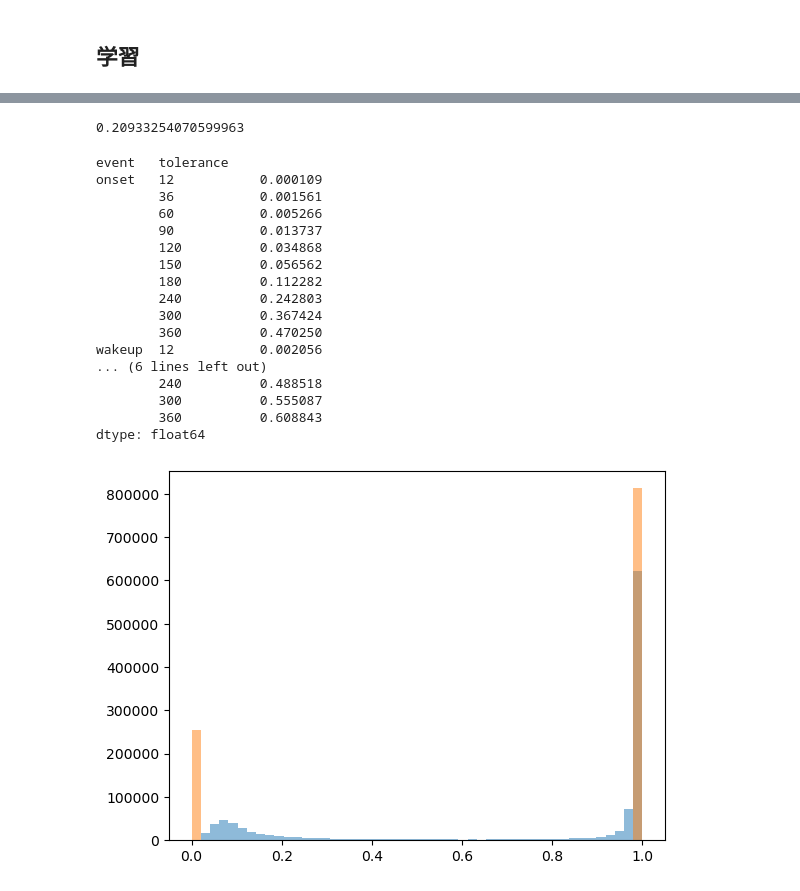
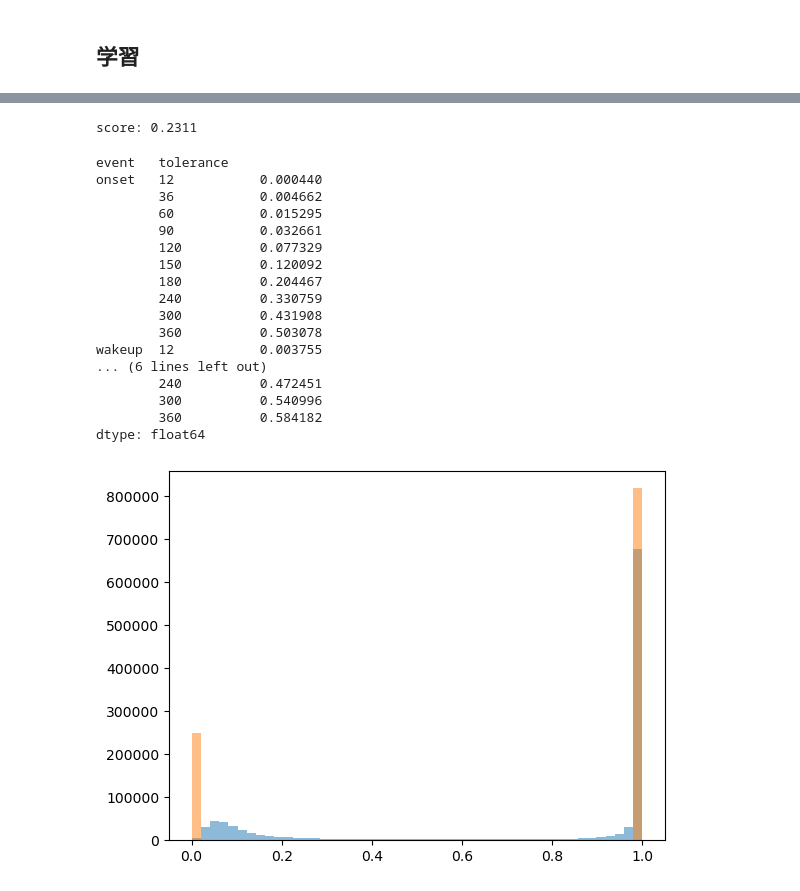
Before and after one commit to penguin-prg/child-mind-institute-detect-sleep-states, a Jupyter notebook: model/step_classifier/train.ipynb, the cells around one changed output, grey strips where cells are left out. Drawn from its saved outputs; the diff is of its cells as text; code cells hidden in the pictures.

```diff
--- a/model/step_classifier/train.ipynb
+++ b/model/step_classifier/train.ipynb
@@ -227,33 +315,28 @@ sub.head()
 # %%
 labels = pd.read_csv(f"{CFG['dataset']['competition_dir']}/train_events.csv").dropna()
-
 score, ap_table = compute_comptetition_metric(labels, sub)
-score
+print(f"score: {score:.4f}")
+display(ap_table)
+plt.hist(train["oof"], bins=np.linspace(0, 1, 50), alpha=0.5)
+plt.hist(train["target"], bins=np.linspace(0, 1, 50), alpha=0.5)
+plt.show()
 # %% [output]
-0.20933254070599963
+score: 0.2311
+event   tolerance
+onset   12           0.000440
+        36           0.004662
+        60           0.015295
+        90           0.032661
+        120          0.077329
+        150          0.120092
+        180          0.204467
+        240          0.330759
+        300          0.431908
+        360          0.503078
+wakeup  12           0.003755
+... (6 lines left out)
+        240          0.472451
+        300          0.540996
+        360          0.584182
+dtype: float64
+[figure, added]
-# %%
-ap_table
-# %% [output]
-event   tolerance
-onset   12           0.000109
-        36           0.001561
-        60           0.005266
-        90           0.013737
-        120          0.034868
-        150          0.056562
-        180          0.112282
-        240          0.242803
-        300          0.367424
-        360          0.470250
-wakeup  12           0.002056
-... (6 lines left out)
-        240          0.488518
-        300          0.555087
-        360          0.608843
-dtype: float64
-# %%
-plt.hist(train["oof"], bins=np.linspace(0, 1, 50), alpha=0.5)
-plt.hist(train["target"], bins=np.linspace(0, 1, 50), alpha=0.5)
-plt.show()
-# %% [output]
-[figure, removed]
```
Also changed, not shown: parts of 12 cells of this notebook, 1 other file.
